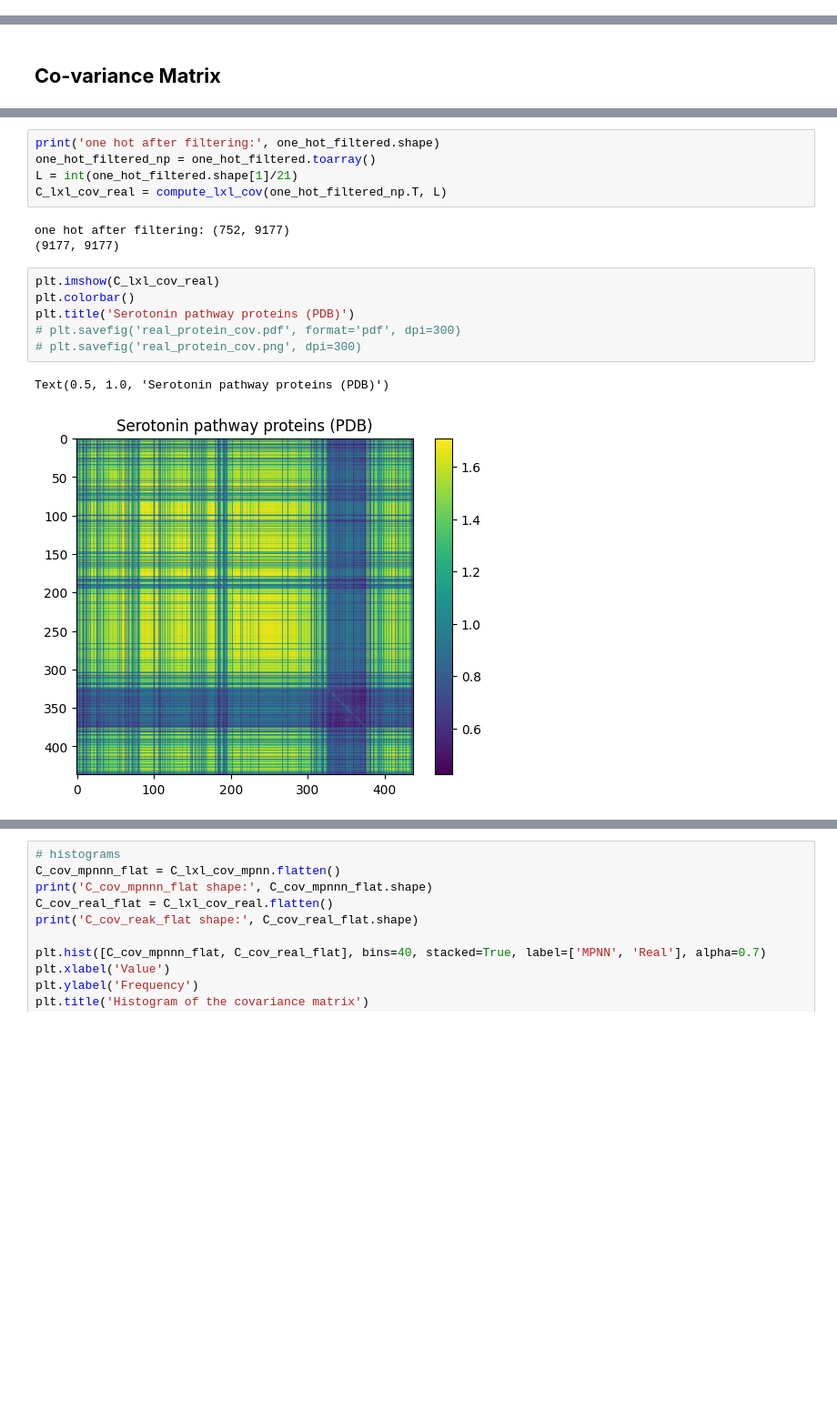
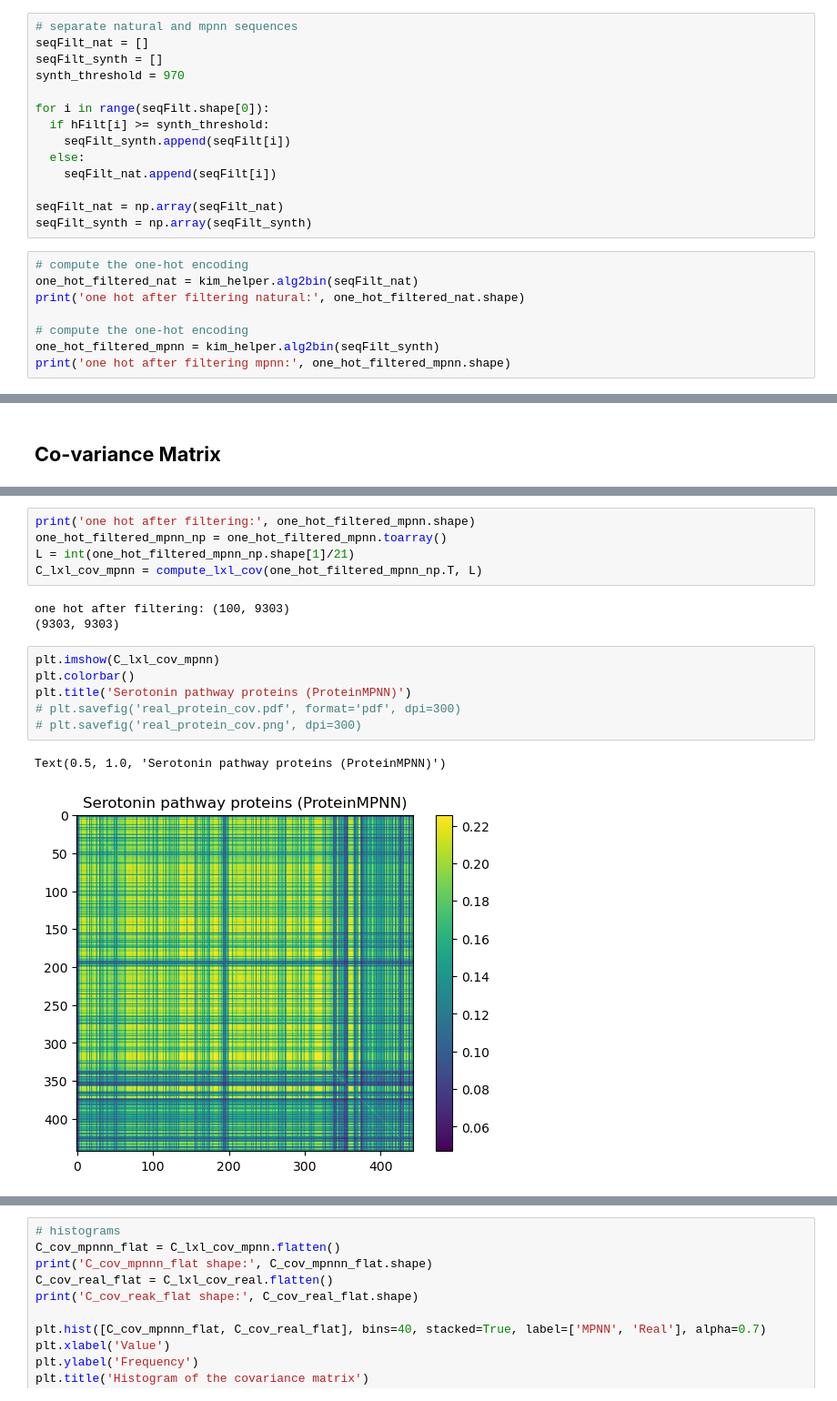
Before and after one commit to zifangu/lithiumized-fish, a Jupyter notebook: final.ipynb, the cells around one changed output, grey strips where cells are left out. Shown at 91% size. Saved outputs shown, nothing was run; the diff lists cells and outputs as text; blank space fills up the shorter version.

```diff
--- a/final.ipynb
+++ b/final.ipynb
@@ -13,0 +93,22 @@ import networkx as nx
+# %%
+# separate natural and mpnn sequences
+seqFilt_nat = []
+seqFilt_synth = []
+synth_threshold = 970
+
+for i in range(seqFilt.shape[0]):
+  if hFilt[i] >= synth_threshold:
+    seqFilt_synth.append(seqFilt[i])
+  else:
+    seqFilt_nat.append(seqFilt[i])
+
+seqFilt_nat = np.array(seqFilt_nat)
+seqFilt_synth = np.array(seqFilt_synth)
+# %%
+# compute the one-hot encoding
+one_hot_filtered_nat = kim_helper.alg2bin(seqFilt_nat)
+print('one hot after filtering natural:', one_hot_filtered_nat.shape)
+
+# compute the one-hot encoding
+one_hot_filtered_mpnn = kim_helper.alg2bin(seqFilt_synth)
+print('one hot after filtering mpnn:', one_hot_filtered_mpnn.shape)
@@ -161,18 +214,18 @@ plt.imshow(C_lxl)
 # %%
-print('one hot after filtering:', one_hot_filtered.shape)
-one_hot_filtered_np = one_hot_filtered.toarray()
-L = int(one_hot_filtered.shape[1]/21)
-C_lxl_cov_real = compute_lxl_cov(one_hot_filtered_np.T, L)
+print('one hot after filtering:', one_hot_filtered_mpnn.shape)
+one_hot_filtered_mpnn_np = one_hot_filtered_mpnn.toarray()
+L = int(one_hot_filtered_mpnn_np.shape[1]/21)
+C_lxl_cov_mpnn = compute_lxl_cov(one_hot_filtered_mpnn_np.T, L)
 # %% [output]
-one hot after filtering: (752, 9177)
-(9177, 9177)
+one hot after filtering: (100, 9303)
+(9303, 9303)
 # %%
-plt.imshow(C_lxl_cov_real)
+plt.imshow(C_lxl_cov_mpnn)
 plt.colorbar()
-plt.title('Serotonin pathway proteins (PDB)')
+plt.title('Serotonin pathway proteins (ProteinMPNN)')
 # plt.savefig('real_protein_cov.pdf', format='pdf', dpi=300)
 # plt.savefig('real_protein_cov.png', dpi=300)
 # %% [output]
-Text(0.5, 1.0, 'Serotonin pathway proteins (PDB)')
+Text(0.5, 1.0, 'Serotonin pathway proteins (ProteinMPNN)')
-[figure, old version]
+[figure, new version]
 # %% [markdown]
```
Also changed, not shown: parts of 14 cells of this notebook.
